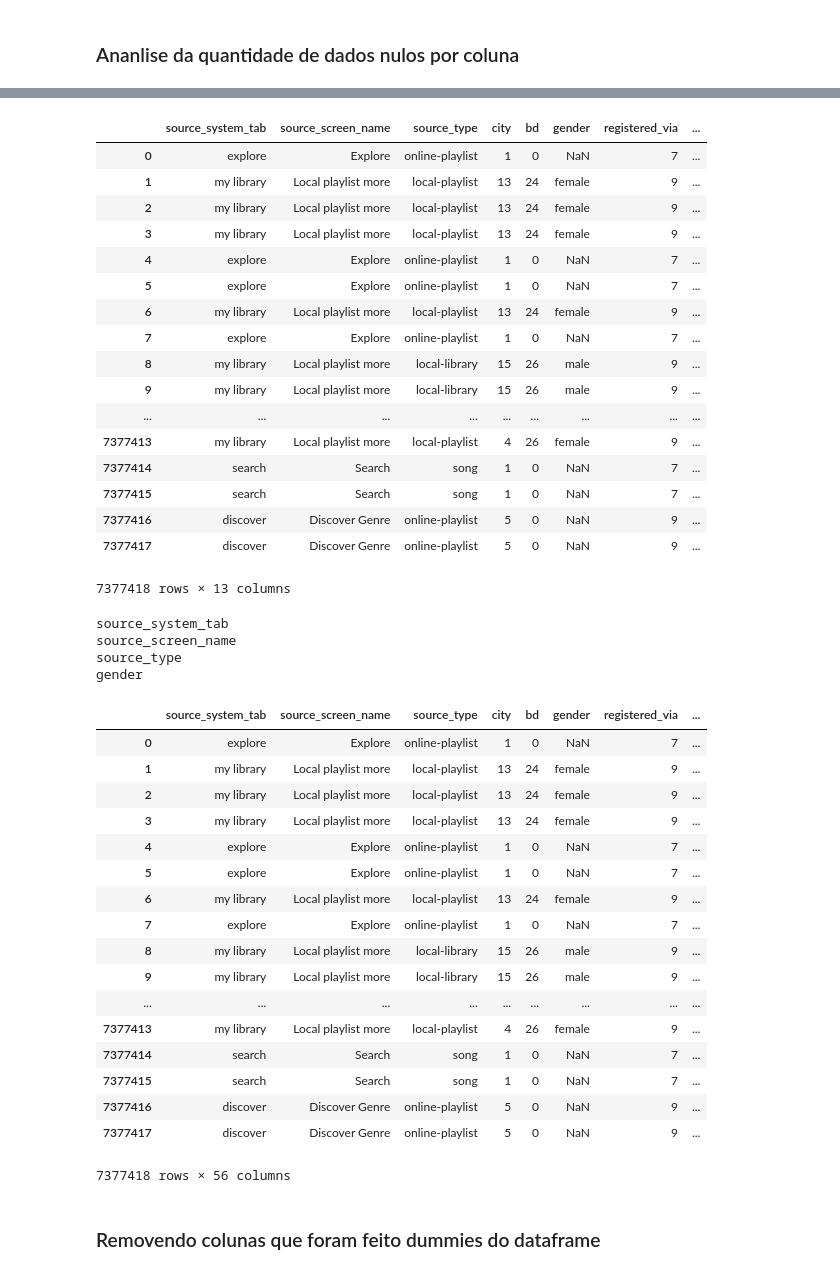
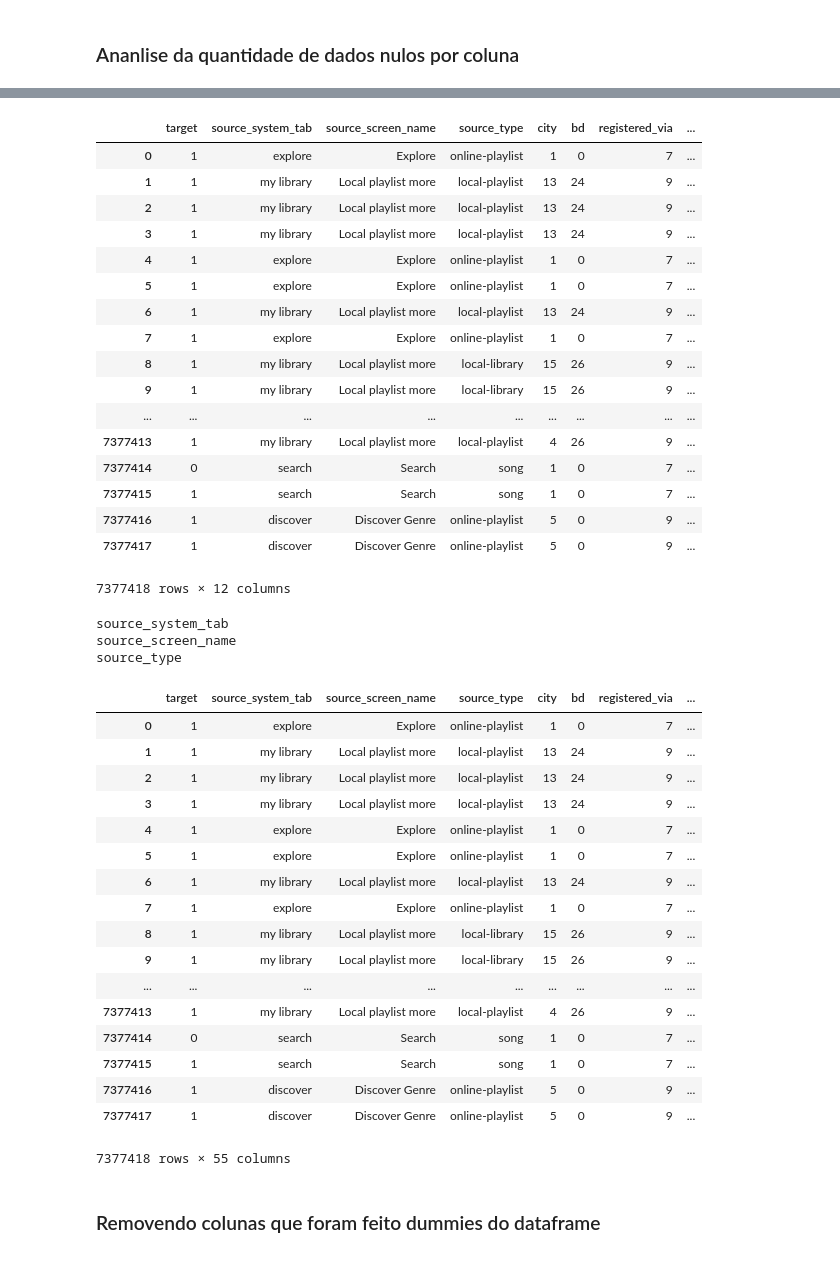
Before and after one commit to jailson-dias/aprendizagem-de-maquina, a Jupyter notebook: Projeto 2/Projeto AM.ipynb, the cells around one changed output, grey strips where cells are left out. Saved outputs shown, nothing was run; the diff lists cells and outputs as text; code cells hidden in the pictures.

```diff
--- a/Projeto 2/Projeto AM.ipynb
+++ b/Projeto 2/Projeto AM.ipynb
@@ -221,37 +149,36 @@ isrc ==> 269761 <class 'str'>
 # %%
 columns_dftrain = [
+ 'target',
  'source_system_tab',
  'source_screen_name',
  'source_type',
  'city',
  'bd',
- 'gender',
  'registered_via',
  'registration_init_time',
  'expiration_date',
  'song_length',
  'language',
- 'isrc',
- 'target']
+ 'isrc']
 
 dftrain = tt.reindex(columns=columns_dftrain)
 dftrain
 # %% [output]
-|  | source_system_tab | source_screen_name | source_type | city | bd | gender | registered_via | ... |
-| 0 | explore | Explore | online-playlist | 1 | 0 | NaN | 7 | ... |
-| 1 | my library | Local playlist more | local-playlist | 13 | 24 | female | 9 | ... |
-| 2 | my library | Local playlist more | local-playlist | 13 | 24 | female | 9 | ... |
-| 3 | my library | Local playlist more | local-playlist | 13 | 24 | female | 9 | ... |
-| 4 | explore | Explore | online-playlist | 1 | 0 | NaN | 7 | ... |
-| 5 | explore | Explore | online-playlist | 1 | 0 | NaN | 7 | ... |
-| 6 | my library | Local playlist more | local-playlist | 13 | 24 | female | 9 | ... |
-| 7 | explore | Explore | online-playlist | 1 | 0 | NaN | 7 | ... |
-| 8 | my library | Local playlist more | local-library | 15 | 26 | male | 9 | ... |
-| 9 | my library | Local playlist more | local-library | 15 | 26 | male | 9 | ... |
+|  | target | source_system_tab | source_screen_name | source_type | city | bd | registered_via | ... |
+| 0 | 1 | explore | Explore | online-playlist | 1 | 0 | 7 | ... |
+| 1 | 1 | my library | Local playlist more | local-playlist | 13 | 24 | 9 | ... |
+| 2 | 1 | my library | Local playlist more | local-playlist | 13 | 24 | 9 | ... |
+| 3 | 1 | my library | Local playlist more | local-playlist | 13 | 24 | 9 | ... |
+| 4 | 1 | explore | Explore | online-playlist | 1 | 0 | 7 | ... |
+| 5 | 1 | explore | Explore | online-playlist | 1 | 0 | 7 | ... |
+| 6 | 1 | my library | Local playlist more | local-playlist | 13 | 24 | 9 | ... |
+| 7 | 1 | explore | Explore | online-playlist | 1 | 0 | 7 | ... |
+| 8 | 1 | my library | Local playlist more | local-library | 15 | 26 | 9 | ... |
+| 9 | 1 | my library | Local playlist more | local-library | 15 | 26 | 9 | ... |
 | ... | ... | ... | ... | ... | ... | ... | ... | ... |
-| 7377413 | my library | Local playlist more | local-playlist | 4 | 26 | female | 9 | ... |
-| 7377414 | search | Search | song | 1 | 0 | NaN | 7 | ... |
-| 7377415 | search | Search | song | 1 | 0 | NaN | 7 | ... |
-| 7377416 | discover | Discover Genre | online-playlist | 5 | 0 | NaN | 9 | ... |
-| 7377417 | discover | Discover Genre | online-playlist | 5 | 0 | NaN | 9 | ... |
+| 7377413 | 1 | my library | Local playlist more | local-playlist | 4 | 26 | 9 | ... |
+| 7377414 | 0 | search | Search | song | 1 | 0 | 7 | ... |
+| 7377415 | 1 | search | Search | song | 1 | 0 | 7 | ... |
+| 7377416 | 1 | discover | Discover Genre | online-playlist | 5 | 0 | 9 | ... |
+| 7377417 | 1 | discover | Discover Genre | online-playlist | 5 | 0 | 9 | ... |
-7377418 rows × 13 columns
+7377418 rows × 12 columns
@@ -258,6 +196,6 @@ dftrain
 # %%
 # str columns
-str_columns = ['source_system_tab', 'source_screen_name', 'source_type', 'gender']
+str_columns = ['source_system_tab', 'source_screen_name', 'source_type']
 for i in str_columns:
     print (i)
     dummies = pd.get_dummies(dftrain[i], prefix=i)
@@ -271,25 +209,24 @@ dftrain
 source_system_tab
 source_screen_name
 source_type
-gender
-|  | source_system_tab | source_screen_name | source_type | city | bd | gender | registered_via | ... |
-| 0 | explore | Explore | online-playlist | 1 | 0 | NaN | 7 | ... |
-| 1 | my library | Local playlist more | local-playlist | 13 | 24 | female | 9 | ... |
-| 2 | my library | Local playlist more | local-playlist | 13 | 24 | female | 9 | ... |
-| 3 | my library | Local playlist more | local-playlist | 13 | 24 | female | 9 | ... |
-| 4 | explore | Explore | online-playlist | 1 | 0 | NaN | 7 | ... |
-| 5 | explore | Explore | online-playlist | 1 | 0 | NaN | 7 | ... |
-| 6 | my library | Local playlist more | local-playlist | 13 | 24 | female | 9 | ... |
-| 7 | explore | Explore | online-playlist | 1 | 0 | NaN | 7 | ... |
-| 8 | my library | Local playlist more | local-library | 15 | 26 | male | 9 | ... |
-| 9 | my library | Local playlist more | local-library | 15 | 26 | male | 9 | ... |
+|  | target | source_system_tab | source_screen_name | source_type | city | bd | registered_via | ... |
+| 0 | 1 | explore | Explore | online-playlist | 1 | 0 | 7 | ... |
+| 1 | 1 | my library | Local playlist more | local-playlist | 13 | 24 | 9 | ... |
+| 2 | 1 | my library | Local playlist more | local-playlist | 13 | 24 | 9 | ... |
+| 3 | 1 | my library | Local playlist more | local-playlist | 13 | 24 | 9 | ... |
+| 4 | 1 | explore | Explore | online-playlist | 1 | 0 | 7 | ... |
+| 5 | 1 | explore | Explore | online-playlist | 1 | 0 | 7 | ... |
+| 6 | 1 | my library | Local playlist more | local-playlist | 13 | 24 | 9 | ... |
+| 7 | 1 | explore | Explore | online-playlist | 1 | 0 | 7 | ... |
+| 8 | 1 | my library | Local playlist more | local-library | 15 | 26 | 9 | ... |
+| 9 | 1 | my library | Local playlist more | local-library | 15 | 26 | 9 | ... |
 | ... | ... | ... | ... | ... | ... | ... | ... | ... |
-| 7377413 | my library | Local playlist more | local-playlist | 4 | 26 | female | 9 | ... |
-| 7377414 | search | Search | song | 1 | 0 | NaN | 7 | ... |
-| 7377415 | search | Search | song | 1 | 0 | NaN | 7 | ... |
-| 7377416 | discover | Discover Genre | online-playlist | 5 | 0 | NaN | 9 | ... |
-| 7377417 | discover | Discover Genre | online-playlist | 5 | 0 | NaN | 9 | ... |
+| 7377413 | 1 | my library | Local playlist more | local-playlist | 4 | 26 | 9 | ... |
+| 7377414 | 0 | search | Search | song | 1 | 0 | 7 | ... |
+| 7377415 | 1 | search | Search | song | 1 | 0 | 7 | ... |
+| 7377416 | 1 | discover | Discover Genre | online-playlist | 5 | 0 | 9 | ... |
+| 7377417 | 1 | discover | Discover Genre | online-playlist | 5 | 0 | 9 | ... |
-7377418 rows × 56 columns
+7377418 rows × 55 columns
 # %% [markdown]
 ### Removendo colunas que foram feito dummies do dataframe
 # %%
```
Also changed, not shown: parts of 31 cells of this notebook.
